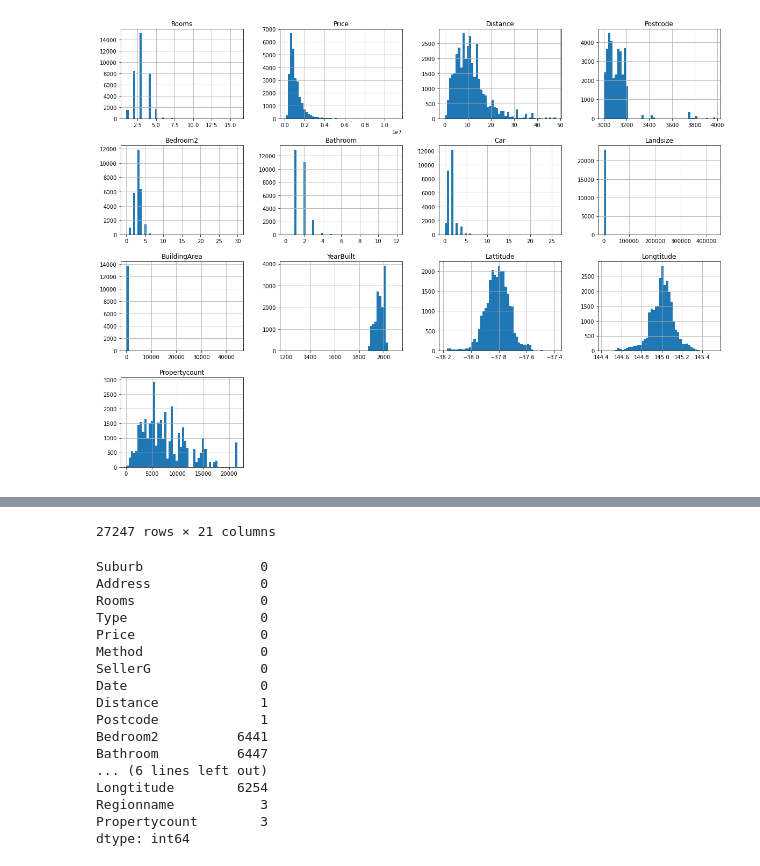
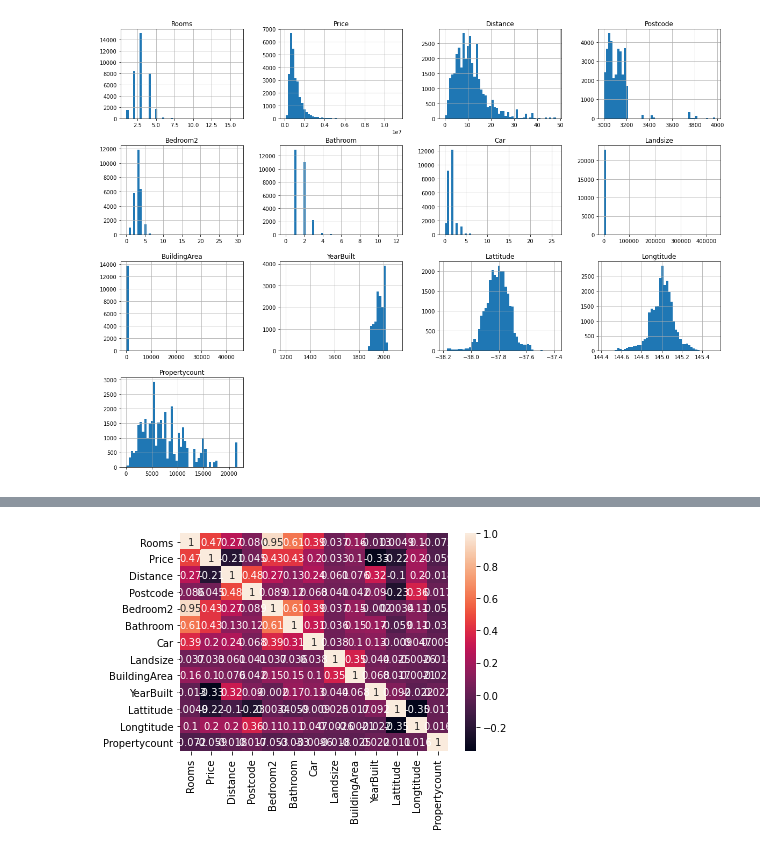
Before and after one commit to hungtrieu07/MelbourneHousePrice, a Jupyter notebook: Untitled.ipynb, the cells around one changed output, grey strips where cells are left out. Cells and saved outputs as stored; diff of their text form; code cells hidden in the pictures.

```diff
--- a/Untitled.ipynb
+++ b/Untitled.ipynb
@@ -95,4 +99,5 @@ dtype: int64
 # %%
-mod_dt = dt.dropna( axis=0, how='any', subset=['Price'])
-mod_dt
+corrMatrix = df.corr()
+sns.heatmap(corrMatrix, annot=True)
+plt.show()
 # %% [output]
@@ -111,22 +104,4 @@ mod_dt
-27247 rows × 21 columns
+[figure, added]
 # %%
-mod_dt.isnull().sum()
+df = df.drop(df[df.Method == "28/05/2016"].index)
-# %% [output]
-Suburb               0
-Address              0
-Rooms                0
-Type                 0
-Price                0
-Method               0
-SellerG              0
-Date                 0
-Distance             1
-Postcode             1
-Bedroom2          6441
-Bathroom          6447
-... (6 lines left out)
-Longtitude        6254
-Regionname           3
-Propertycount        3
-dtype: int64
 # %%
```
Also changed, not shown: parts of 15 cells of this notebook.
